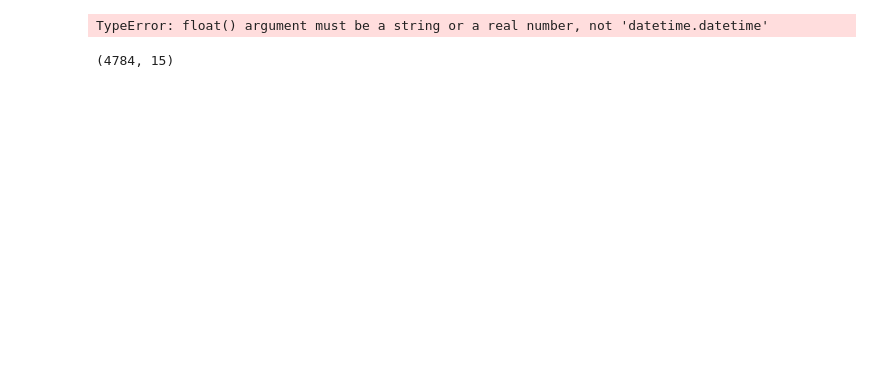
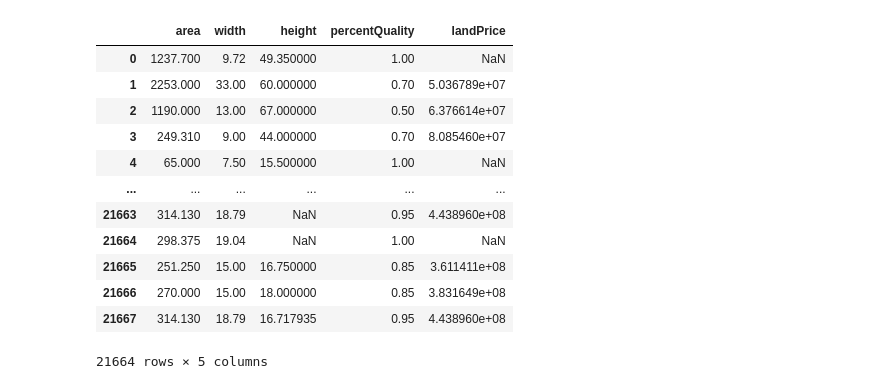
Before and after one commit to duongqtran2911/data_scraping, a Jupyter notebook: draft_KNN.ipynb, the cells around one changed output. Cells and saved outputs as stored; diff of their text form; code cells hidden in the pictures; blank space fills up the shorter version.

```diff
--- a/draft_KNN.ipynb
+++ b/draft_KNN.ipynb
@@ -170,0 +356,4 @@ Bên hông giáp đường sắt Thống Nhất
+# %%
+# df["hasFacade"].fillna(False, inplace=True)
+df.fillna({"hasFacade": False}, inplace=True)
+sum(df["hasFacade"].isna())
@@ -170,0 +362,4 @@ Bên hông giáp đường sắt Thống Nhất
+# %%
+df.fillna({"percentQuality": 1.0}, inplace=True)
+# %%
+df.fillna({"other": "Không có"}, inplace=True)
@@ -170,0 +702,5 @@ Bên hông giáp đường sắt Thống Nhất
+# %%
+embed_fields = ["legalStatus", "location", "traffic", "population", "shape", "other"]
+number_fields = ["area", "width", "height", "percentQuality", "landPrice"]
+
+features_all = embed_fields + number_fields
@@ -170,0 +719,16 @@ Bên hông giáp đường sắt Thống Nhất
+# %%
+df[number_fields]
+# %% [output]
+|  | area | width | height | percentQuality | landPrice |
+| 0 | 1237.700 | 9.72 | 49.350000 | 1.00 | NaN |
+| 1 | 2253.000 | 33.00 | 60.000000 | 0.70 | 5.036789e+07 |
+| 2 | 1190.000 | 13.00 | 67.000000 | 0.50 | 6.376614e+07 |
+| 3 | 249.310 | 9.00 | 44.000000 | 0.70 | 8.085460e+07 |
+| 4 | 65.000 | 7.50 | 15.500000 | 1.00 | NaN |
+| ... | ... | ... | ... | ... | ... |
+| 21663 | 314.130 | 18.79 | NaN | 0.95 | 4.438960e+08 |
+| 21664 | 298.375 | 19.04 | NaN | 1.00 | NaN |
+| 21665 | 251.250 | 15.00 | 16.750000 | 0.85 | 3.611411e+08 |
+| 21666 | 270.000 | 15.00 | 18.000000 | 0.85 | 3.831649e+08 |
+| 21667 | 314.130 | 18.79 | 16.717935 | 0.95 | 4.438960e+08 |
+21664 rows × 5 columns
@@ -171,25 +757,21 @@ Bên hông giáp đường sắt Thống Nhất
 # %%
-# Clean the dataset
-# df_cleaned = df.dropna(subset=features_all).copy()
-# print(df_cleaned.shape)
+# # Clean the dataset
+# # df_cleaned = df.dropna(subset=features_all).copy()
+# # print(df_cleaned.shape)
 
-# Preprocessing pipeline
-preprocessor = ColumnTransformer(transformers=[
-    ("num", StandardScaler(), features_numerical),
-    ("cat", OneHotEncoder(handle_unknown="ignore"), features_categorical)
-])
+# # Preprocessing pipeline
+# preprocessor = ColumnTransformer(transformers=[
+#     ("num", StandardScaler(), features_numerical),
+#     ("cat", OneHotEncoder(handle_unknown="ignore"), features_categorical)
+# ])
 
-# Fit-transform the data
-X_preprocessed = preprocessor.fit_transform(df)
+# # Fit-transform the data
+# X_preprocessed = preprocessor.fit_transform(df)
 
-# Store for next step
-df_knn_ready = df.reset_index(drop=True)
+# # Store for next step
+# df_knn_ready = df.reset_index(drop=True)
 
-X_preprocessed.shape
+# X_preprocessed.shape
-# %% [output]
-TypeError: float() argument must be a string or a real number, not 'datetime.datetime'
 # %%
-df_knn_ready.shape
+# df_knn_ready.shape
-# %% [output]
-(4784, 15)
 # %%
```
Also changed, not shown: parts of 59 cells of this notebook, 2 other files.
